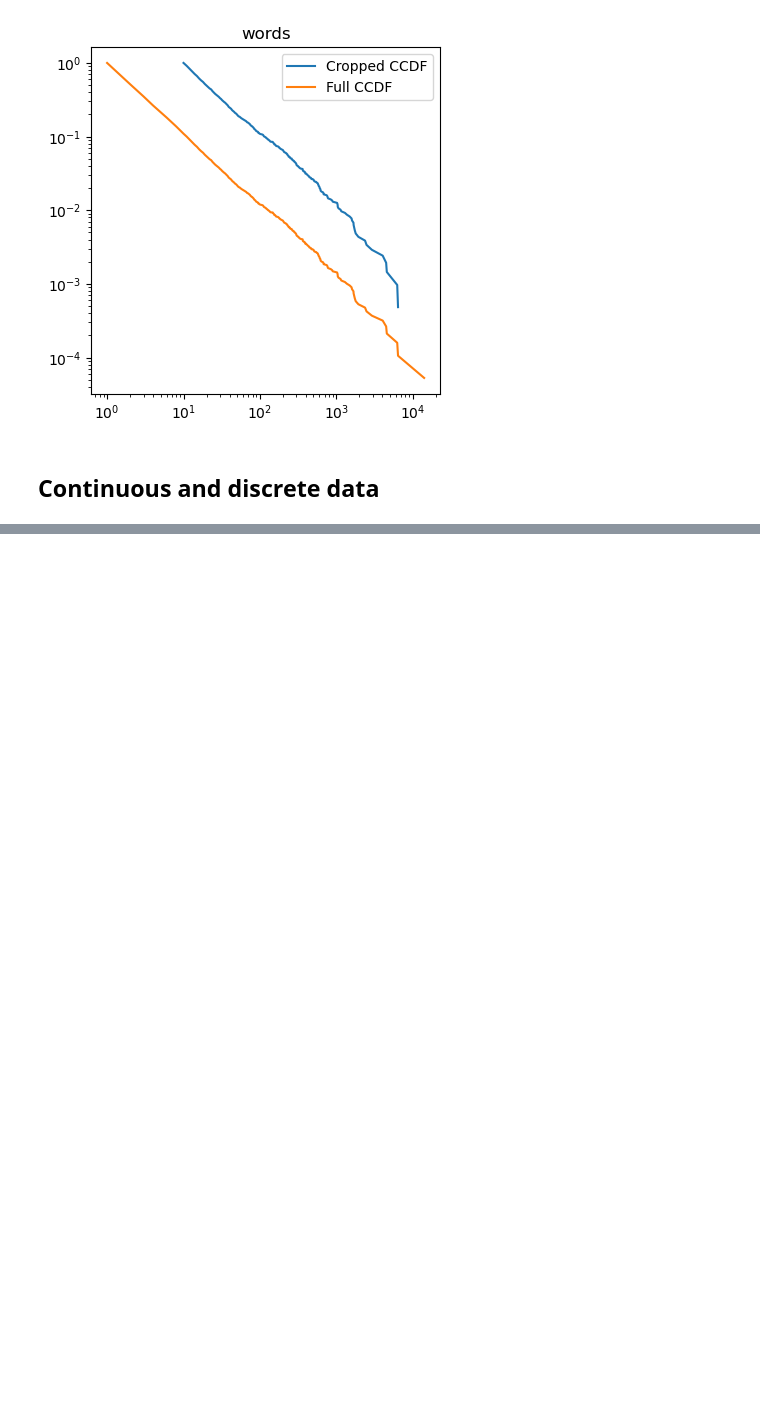
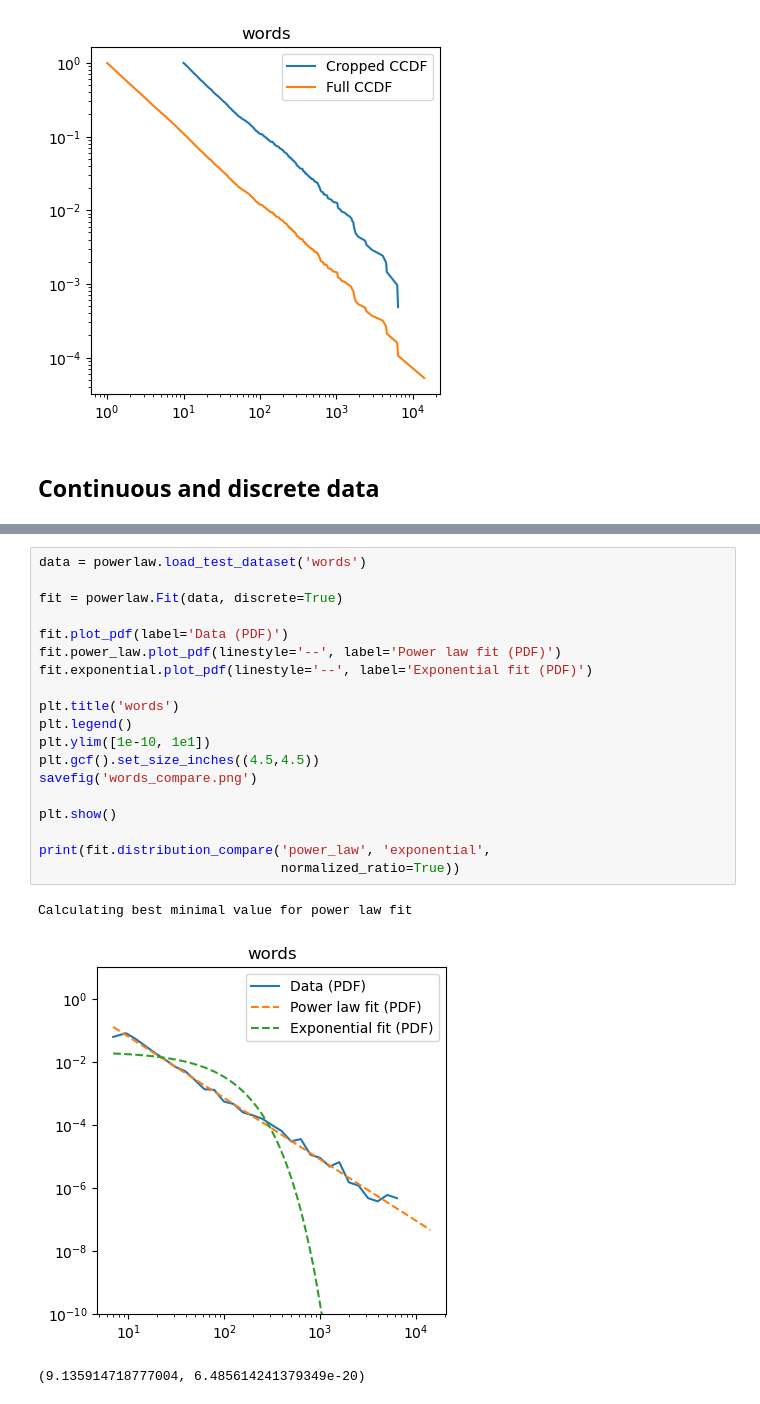
Before and after one commit to jeffalstott/powerlaw, a Jupyter notebook: docs/documentation_figures.ipynb, the cells around one changed output, grey strips where cells are left out. Saved outputs shown, nothing was run; the diff lists cells and outputs as text; blank space fills up the shorter version.

```diff
--- a/docs/documentation_figures.ipynb
+++ b/docs/documentation_figures.ipynb
@@ -201,0 +223,23 @@ np.max(data)
+# %%
+data = powerlaw.load_test_dataset('words')
+
+fit = powerlaw.Fit(data, discrete=True)
+
+fit.plot_pdf(label='Data (PDF)')
+fit.power_law.plot_pdf(linestyle='--', label='Power law fit (PDF)')
+fit.exponential.plot_pdf(linestyle='--', label='Exponential fit (PDF)')
+
+plt.title('words')
+plt.legend()
+plt.ylim([1e-10, 1e1])
+plt.gcf().set_size_inches((4.5,4.5))
+savefig('words_compare.png')
+
+plt.show()
+
+print(fit.distribution_compare('power_law', 'exponential',
+                               normalized_ratio=True))
+# %% [output]
+Calculating best minimal value for power law fit
+[figure, added]
+(9.135914718777004, 6.485614241379349e-20)
```
Also changed, not shown: parts of 22 cells of this notebook, 14 other files.
